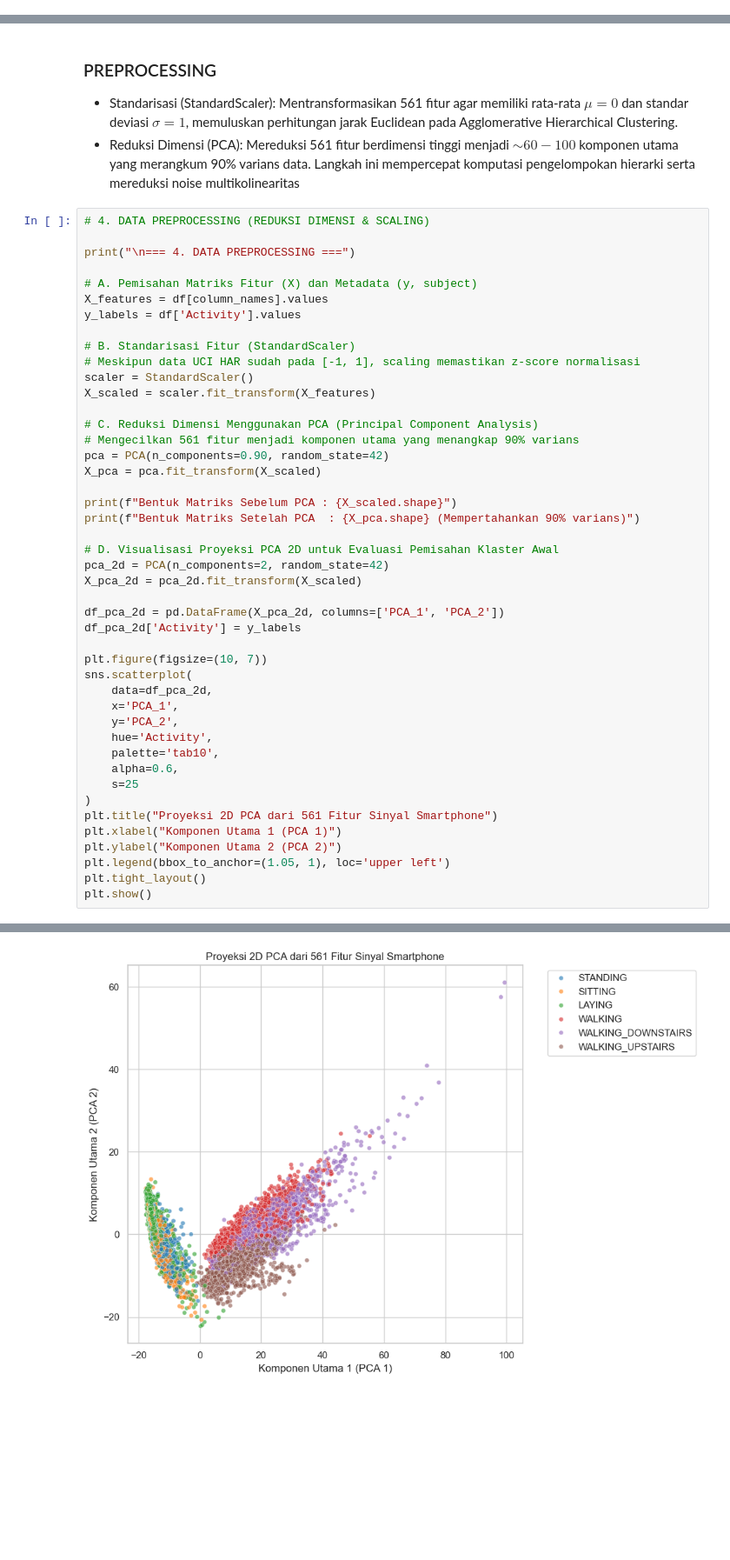
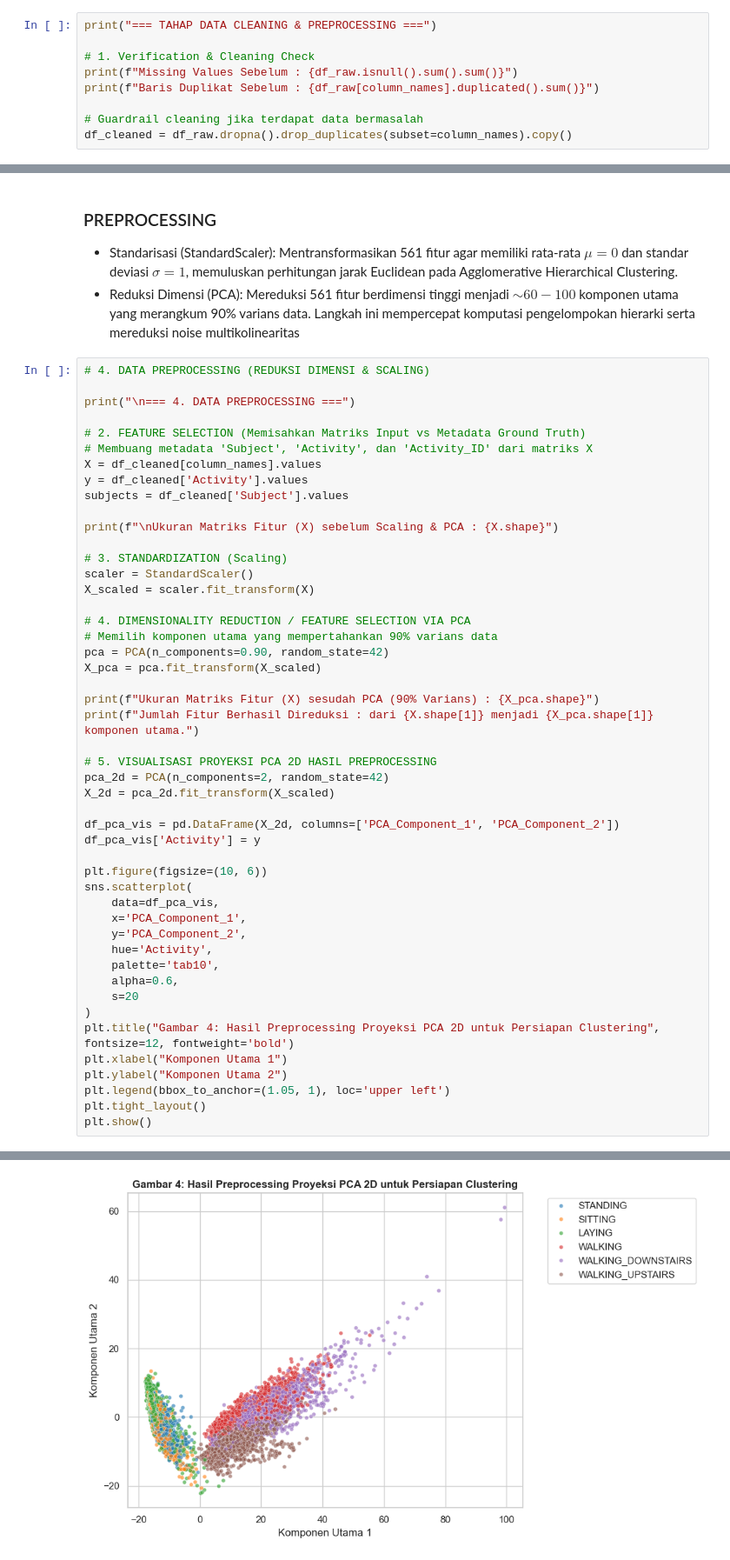
Before and after one commit to KLVA147/10_DS-IF-A_DC-Cakung, a Jupyter notebook: Main.ipynb, the cells around one changed output, grey strips where cells are left out. Shown at 87% size. Saved outputs shown, nothing was run; the diff lists cells and outputs as text; blank space fills up the shorter version.

Commit message:
penambahan business understanding, data gathering, EDA, dataset cleaning dan preprocessing

```diff
--- a/Main.ipynb
+++ b/Main.ipynb
@@ -160,0 +181,9 @@ plt.show()
+# %%
+print("=== TAHAP DATA CLEANING & PREPROCESSING ===")
+
+# 1. Verification & Cleaning Check
+print(f"Missing Values Sebelum : {df_raw.isnull().sum().sum()}")
+print(f"Baris Duplikat Sebelum : {df_raw[column_names].duplicated().sum()}")
+
+# Guardrail cleaning jika terdapat data bermasalah
+df_cleaned = df_raw.dropna().drop_duplicates(subset=column_names).copy()
@@ -167,43 +200,46 @@ plt.show()
 
 print("\n=== 4. DATA PREPROCESSING ===")
 
-# A. Pemisahan Matriks Fitur (X) dan Metadata (y, subject)
-X_features = df[column_names].values
-y_labels = df['Activity'].values
+# 2. FEATURE SELECTION (Memisahkan Matriks Input vs Metadata Ground Truth)
+# Membuang metadata 'Subject', 'Activity', dan 'Activity_ID' dari matriks X
+X = df_cleaned[column_names].values
+y = df_cleaned['Activity'].values
+subjects = df_cleaned['Subject'].values
 
-# B. Standarisasi Fitur (StandardScaler)
-# Meskipun data UCI HAR sudah pada [-1, 1], scaling memastikan z-score normalisasi
+print(f"\nUkuran Matriks Fitur (X) sebelum Scaling & PCA : {X.shape}")
+
+# 3. STANDARDIZATION (Scaling)
 scaler = StandardScaler()
-X_scaled = scaler.fit_transform(X_features)
+X_scaled = scaler.fit_transform(X)
 
-# C. Reduksi Dimensi Menggunakan PCA (Principal Component Analysis)
-# Mengecilkan 561 fitur menjadi komponen utama yang menangkap 90% varians
+# 4. DIMENSIONALITY REDUCTION / FEATURE SELECTION VIA PCA
+# Memilih komponen utama yang mempertahankan 90% varians data
 pca = PCA(n_components=0.90, random_state=42)
 X_pca = pca.fit_transform(X_scaled)
 
-print(f"Bentuk Matriks Sebelum PCA : {X_scaled.shape}")
-print(f"Bentuk Matriks Setelah PCA  : {X_pca.shape} (Mempertahankan 90% varians)")
+print(f"Ukuran Matriks Fitur (X) sesudah PCA (90% Varians) : {X_pca.shape}")
+print(f"Jumlah Fitur Berhasil Direduksi : dari {X.shape[1]} menjadi {X_pca.shape[1]} komponen utama.")
 
-# D. Visualisasi Proyeksi PCA 2D untuk Evaluasi Pemisahan Klaster Awal
+# 5. VISUALISASI PROYEKSI PCA 2D HASIL PREPROCESSING
 pca_2d = PCA(n_components=2, random_state=42)
-X_pca_2d = pca_2d.fit_transform(X_scaled)
+X_2d = pca_2d.fit_transform(X_scaled)
 
-df_pca_2d = pd.DataFrame(X_pca_2d, columns=['PCA_1', 'PCA_2'])
-df_pca_2d['Activity'] = y_labels
+df_pca_vis = pd.DataFrame(X_2d, columns=['PCA_Component_1', 'PCA_Component_2'])
+df_pca_vis['Activity'] = y
 
-plt.figure(figsize=(10, 7))
+plt.figure(figsize=(10, 6))
 sns.scatterplot(
-    data=df_pca_2d,
-    x='PCA_1',
-    y='PCA_2',
+    data=df_pca_vis,
+    x='PCA_Component_1',
+    y='PCA_Component_2',
     hue='Activity',
     palette='tab10',
     alpha=0.6,
-    s=25
+    s=20
 )
-plt.title("Proyeksi 2D PCA dari 561 Fitur Sinyal Smartphone")
-plt.xlabel("Komponen Utama 1 (PCA 1)")
-plt.ylabel("Komponen Utama 2 (PCA 2)")
+plt.title("Gambar 4: Hasil Preprocessing Proyeksi PCA 2D untuk Persiapan Clustering", fontsize=12, fontweight='bold')
+plt.xlabel("Komponen Utama 1")
+plt.ylabel("Komponen Utama 2")
 plt.legend(bbox_to_anchor=(1.05, 1), loc='upper left')
 plt.tight_layout()
 plt.show()
@@ -214 +252 @@ Bentuk Matriks Setelah PCA  : (10299, 65) (Mempertahankan 90% varians)
-[figure, old version]
+[figure, new version]
```
Also changed, not shown: parts of 15 cells of this notebook.
